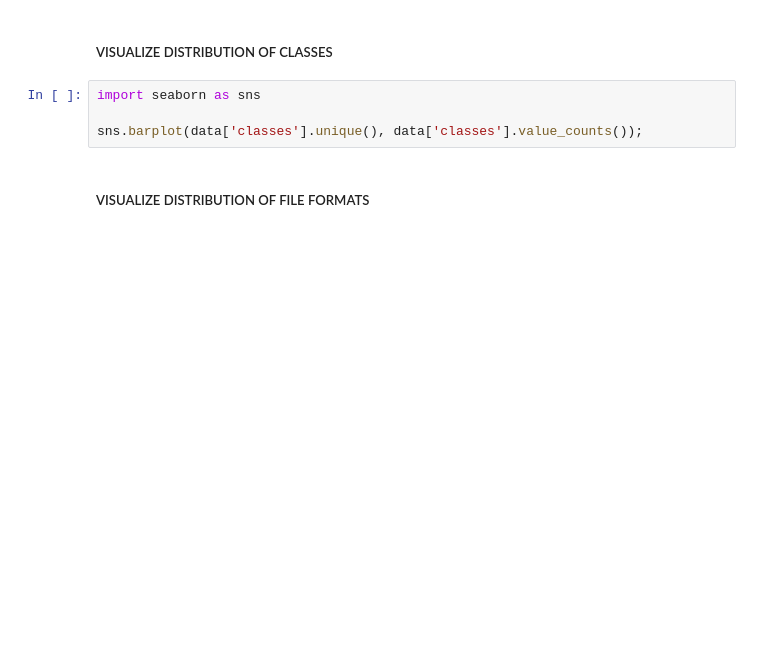
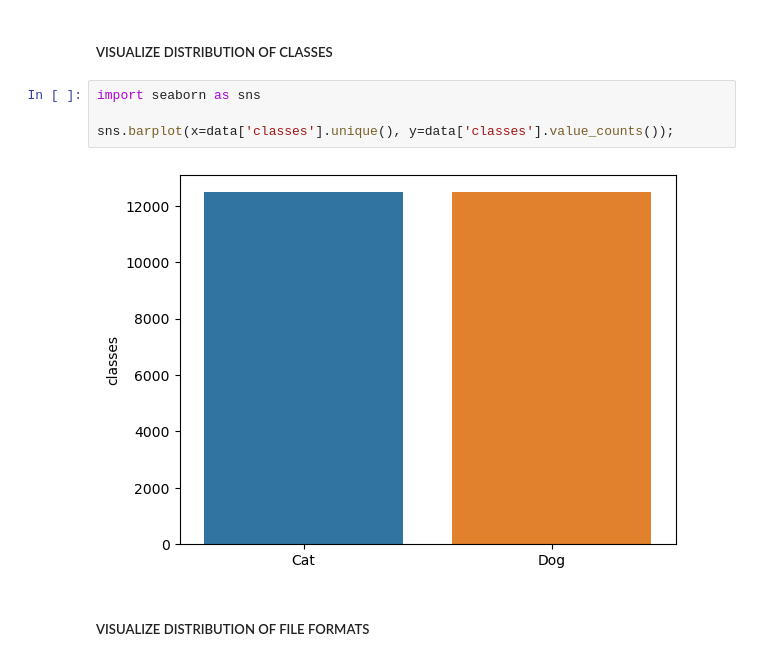
Before and after one commit to igerardoh/cat-dog-cnn-classifier, a Jupyter notebook: python/01-data-exploration/data-exploration.ipynb, the cells around one changed output. Drawn from its saved outputs; the diff is of its cells as text; blank space fills up the shorter version.

```diff
--- a/python/01-data-exploration/data-exploration.ipynb
+++ b/python/01-data-exploration/data-exploration.ipynb
@@ -143,7 +145,9 @@ memory usage: 1.9+ MB
 # %%
 import seaborn as sns
 
-sns.barplot(data['classes'].unique(), data['classes'].value_counts());
+sns.barplot(x=data['classes'].unique(), y=data['classes'].value_counts());
+# %% [output]
+[figure, added]
 # %% [markdown]
 ##### VISUALIZE DISTRIBUTION OF FILE FORMATS
 # %%
```
Also changed, not shown: parts of 6 cells of this notebook, 1 other file.
